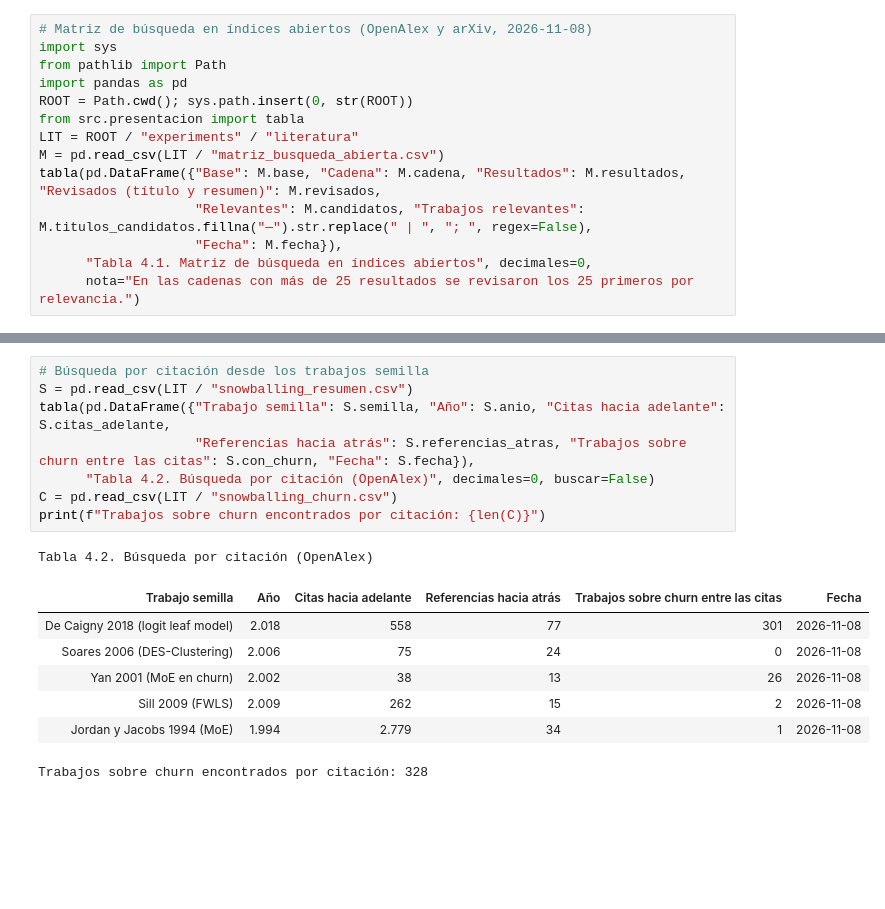
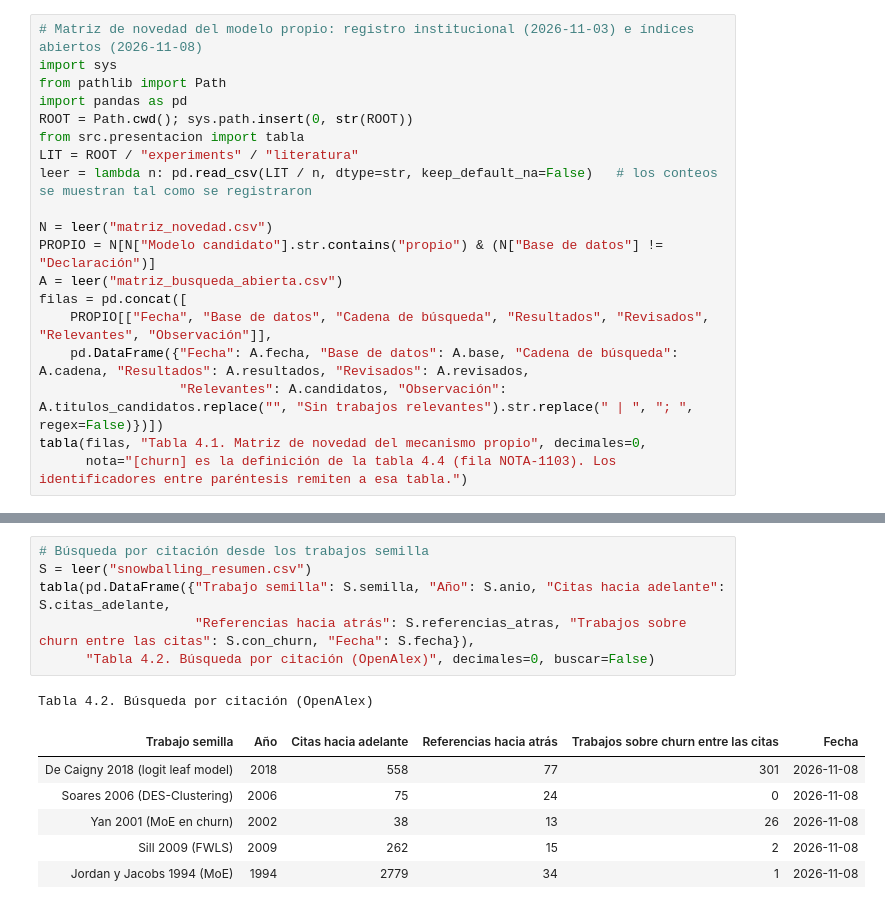
Before and after one commit to Nataly-Cardenas/Telco_Churn_JBook, a Jupyter notebook: 04_literatura.ipynb, the cells around one changed output, grey strips where cells are left out. Drawn from its saved outputs; the diff is of its cells as text; blank space fills up the shorter version.

```diff
--- a/04_literatura.ipynb
+++ b/04_literatura.ipynb
@@ -21,15 +26,20 @@ mencionan clústeres, regiones, compuertas, EM o Dirichlet.
 # %%
-# Matriz de búsqueda en índices abiertos (OpenAlex y arXiv, 2026-11-08)
+# Matriz de novedad del modelo propio: registro institucional (2026-11-03) e índices abiertos (2026-11-08)
 import sys
 from pathlib import Path
 import pandas as pd
 ROOT = Path.cwd(); sys.path.insert(0, str(ROOT))
 from src.presentacion import tabla
 LIT = ROOT / "experiments" / "literatura"
-M = pd.read_csv(LIT / "matriz_busqueda_abierta.csv")
-tabla(pd.DataFrame({"Base": M.base, "Cadena": M.cadena, "Resultados": M.resultados, "Revisados (título y resumen)": M.revisados,
-                    "Relevantes": M.candidatos, "Trabajos relevantes": M.titulos_candidatos.fillna("—").str.replace(" | ", "; ", regex=False),
-                    "Fecha": M.fecha}),
-      "Tabla 4.1. Matriz de búsqueda en índices abiertos", decimales=0,
-      nota="En las cadenas con más de 25 resultados se revisaron los 25 primeros por relevancia.")
+leer = lambda n: pd.read_csv(LIT / n, dtype=str, keep_default_na=False)   # los conteos se muestran tal como se registraron
+
+N = leer("matriz_novedad.csv")
+PROPIO = N[N["Modelo candidato"].str.contains("propio") & (N["Base de datos"] != "Declaración")]
+A = leer("matriz_busqueda_abierta.csv")
+filas = pd.concat([
+    PROPIO[["Fecha", "Base de datos", "Cadena de búsqueda", "Resultados", "Revisados", "Relevantes", "Observación"]],
+    pd.DataFrame({"Fecha": A.fecha, "Base de datos": A.base, "Cadena de búsqueda": A.cadena, "Resultados": A.resultados, "Revisados": A.revisados,
+                  "Relevantes": A.candidatos, "Observación": A.titulos_candidatos.replace("", "Sin trabajos relevantes").str.replace(" | ", "; ", regex=False)})])
+tabla(filas, "Tabla 4.1. Matriz de novedad del mecanismo propio", decimales=0,
+      nota="[churn] es la definición de la tabla 4.4 (fila NOTA-1103). Los identificadores entre paréntesis remiten a esa tabla.")
 # %% [output]
@@ -60,17 +74,14 @@ de selección dinámica: dos artículos sobre churn en telecomunicaciones, de 20
 # %%
 # Búsqueda por citación desde los trabajos semilla
-S = pd.read_csv(LIT / "snowballing_resumen.csv")
+S = leer("snowballing_resumen.csv")
 tabla(pd.DataFrame({"Trabajo semilla": S.semilla, "Año": S.anio, "Citas hacia adelante": S.citas_adelante,
                     "Referencias hacia atrás": S.referencias_atras, "Trabajos sobre churn entre las citas": S.con_churn, "Fecha": S.fecha}),
       "Tabla 4.2. Búsqueda por citación (OpenAlex)", decimales=0, buscar=False)
-C = pd.read_csv(LIT / "snowballing_churn.csv")
-print(f"Trabajos sobre churn encontrados por citación: {len(C)}")
 # %% [output]
 Tabla 4.2. Búsqueda por citación (OpenAlex)
 | Trabajo semilla | Año | Citas hacia adelante | Referencias hacia atrás | Trabajos sobre churn entre las citas | Fecha |
-| De Caigny 2018 (logit leaf model) | 2.018 | 558 | 77 | 301 | 2026-11-08 |
-| Soares 2006 (DES-Clustering) | 2.006 | 75 | 24 | 0 | 2026-11-08 |
-| Yan 2001 (MoE en churn) | 2.002 | 38 | 13 | 26 | 2026-11-08 |
-| Sill 2009 (FWLS) | 2.009 | 262 | 15 | 2 | 2026-11-08 |
-| Jordan y Jacobs 1994 (MoE) | 1.994 | 2.779 | 34 | 1 | 2026-11-08 |
+| De Caigny 2018 (logit leaf model) | 2018 | 558 | 77 | 301 | 2026-11-08 |
+| Soares 2006 (DES-Clustering) | 2006 | 75 | 24 | 0 | 2026-11-08 |
+| Yan 2001 (MoE en churn) | 2002 | 38 | 13 | 26 | 2026-11-08 |
+| Sill 2009 (FWLS) | 2009 | 262 | 15 | 2 | 2026-11-08 |
+| Jordan y Jacobs 1994 (MoE) | 1994 | 2779 | 34 | 1 | 2026-11-08 |
-Trabajos sobre churn encontrados por citación: 328
```
Also changed, not shown: parts of 7 cells of this notebook, 8 other files.
